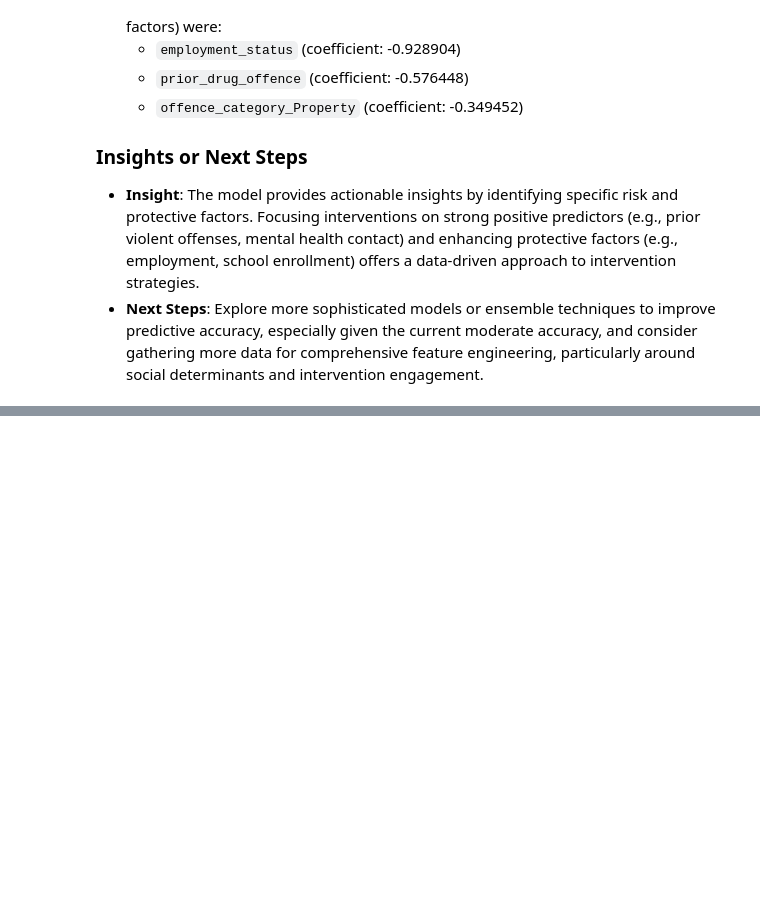
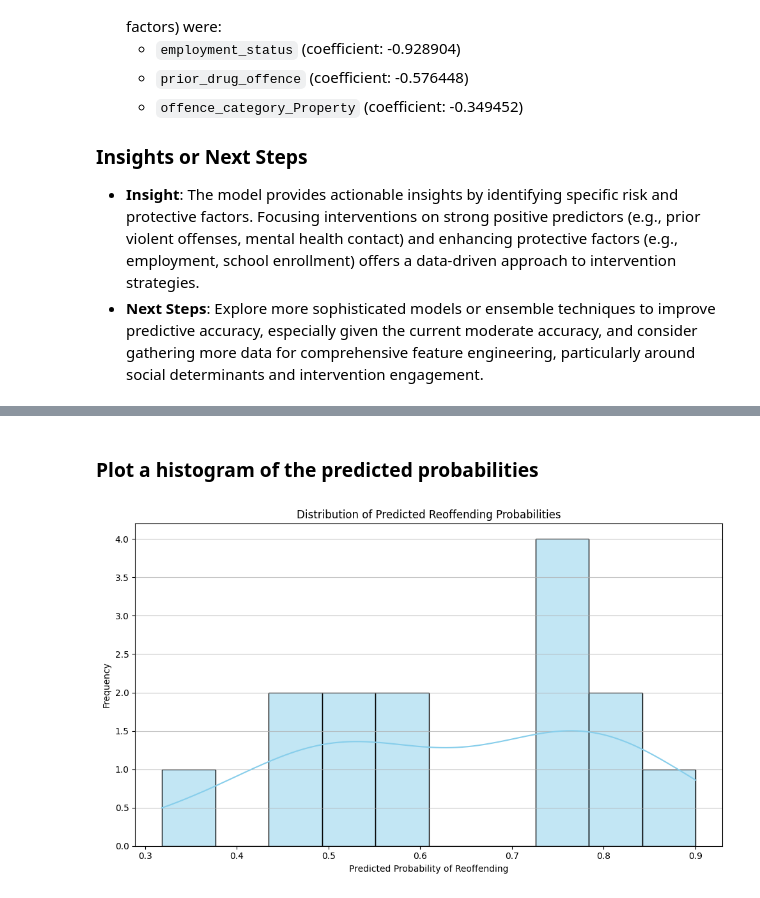
Before and after one commit to Franchertz/Project-Release, a Jupyter notebook: New_Updated_Project.ipynb, the cells around one changed output, grey strips where cells are left out. Drawn from its saved outputs; the diff is of its cells as text; code cells hidden in the pictures; blank space fills up the shorter version.

```diff
--- a/New_Updated_Project.ipynb
+++ b/New_Updated_Project.ipynb
@@ -728,0 +791,15 @@ Insights gained from the model can be applied to achieve early risk identificati
+# %%
+pred_probs = model.predict_proba(X_test_encoded)[:,1]
+
+risk_levels = pd.cut(
+    pred_probs,
+    bins=[0,0.33,0.66,1],
+    labels=["Low Risk","Medium Risk","High Risk"]
+)
+
+results = pd.DataFrame({
+    "Predicted Probability": pred_probs,
+    "Risk Category": risk_levels
+})
+
+results.head()
@@ -728,0 +827,16 @@ Insights gained from the model can be applied to achieve early risk identificati
+# %% [markdown]
+### **Plot a histogram of the predicted probabilities**
+# %%
+import matplotlib.pyplot as plt
+import seaborn as sns
+
+plt.figure(figsize=(10, 6))
+sns.histplot(pred_probs, bins=10, kde=True, color='skyblue')
+plt.title('Distribution of Predicted Reoffending Probabilities')
+plt.xlabel('Predicted Probability of Reoffending')
+plt.ylabel('Frequency')
+plt.grid(axis='y', alpha=0.75)
+plt.tight_layout()
+plt.show()
+# %% [output]
+[figure, added]
```
Also changed, not shown: parts of 17 cells of this notebook.
